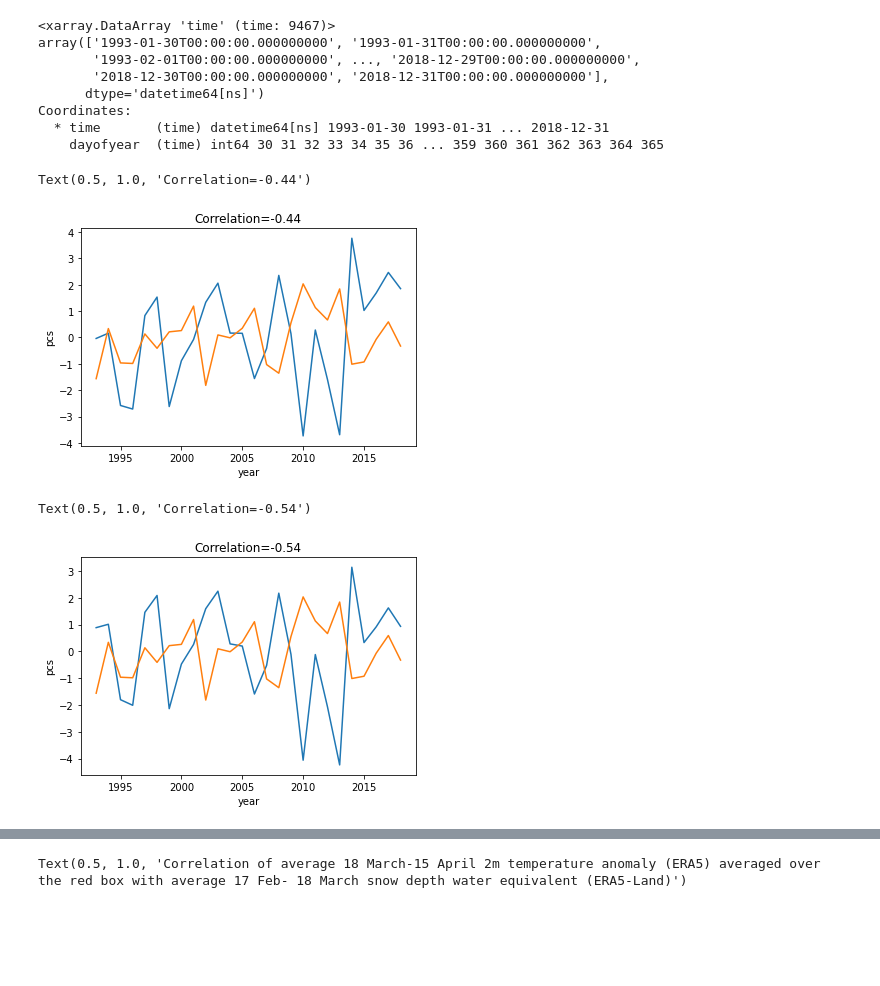
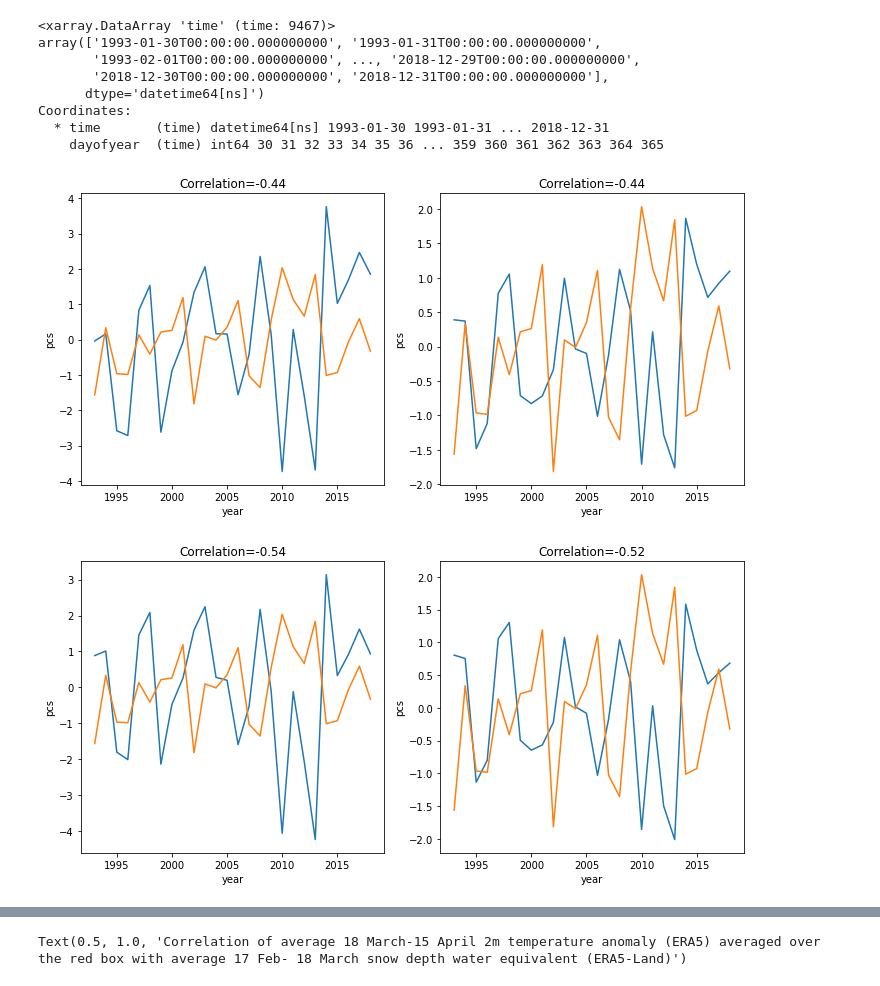
Before and after one commit to CArdilouze/Project_snow_BSC_CNRM, a Jupyter notebook: Obs_lagged_regression.ipynb, the cells around one changed output, grey strips where cells are left out. Drawn from its saved outputs; the diff is of its cells as text; code cells hidden in the pictures; blank space fills up the shorter version.

```diff
--- a/Obs_lagged_regression.ipynb
+++ b/Obs_lagged_regression.ipynb
@@ -24,0 +27,9 @@ lat_lims = [30,90]
+# %%
+#Loading daily ERA5 T2M from 1993 to 2018
+ref='era5'
+variables=['t2m','z500']
+min_lat=40 ; max_lat=53; min_lon=110; max_lon=140 #China/Russia
+#min_lat=39 ; max_lat=50; min_lon=255; max_lon=290  #NAmerica
+temp0=rd.read_ref(path_temp,variables,ref)
+#Compute daily anomalies
+temp0=(temp0.groupby("time.dayofyear")-temp0.groupby("time.dayofyear").mean("time")).sel(lat=slice(35,78),lon=slice(0,160)).compute()
@@ -25,13 +49,6 @@ lat_lims = [30,90]
 # %%
-#Loading daily ERA5 T2M from 1993 to 2018
-ref='era5'
-variables=['t2m']
-min_lat=40 ; max_lat=53; min_lon=110; max_lon=140
-temp=rd.read_ref(path_temp,variables,ref)
-#Compute daily anomalies
-temp=temp.groupby("time.dayofyear")-temp.groupby("time.dayofyear").mean("time")
 # select the grid points inside the red box (North China/South-East Russia) and perform spatial averaging
-temp=temp.sel(lat=slice(min_lat,max_lat), lon=slice(min_lon,max_lon)).mean(["lat","lon"]).compute()
+temp=temp0.sel(lat=slice(min_lat,max_lat), lon=slice(min_lon,max_lon)).mean(["lat","lon"]).compute()
 # %%
 #Loading daily ERA5Land Snow depth Water equivalent from 1993 to 2018 (February to May only)
 ref='era5land'
@@ -103,14 +121,22 @@ Coordinates:
 # %%
 #we select 30-day rolling mean temperature time series at 15 Aprils (= averaged over the 30 day period 18 March-15-April)
 temp1=temp1.where((temp1.time.dt.month==4)&(temp1.time.dt.day==15))
 #we correlate yearly averages of the Principal component time series of EOF1 and the temperature index
 c=xr.corr(temp1.groupby('time.year').mean('time').t2m,a.groupby('time.year').mean('time'))
-temp1.groupby('time.year').mean('time').t2m.plot()
-a.groupby('time.year').mean('time').plot()
-plt.title("Correlation="+str(np.round(c.values,2)))
+c2=xr.corr(temp1.groupby('time.year').mean('time').z500,a.groupby('time.year').mean('time'))
+fig,axs = plt.subplots(ncols=2,figsize=(10, 5))
+temp1.groupby('time.year').mean('time').t2m.plot(ax=axs[0])
+a.groupby('time.year').mean('time').plot(ax=axs[0])
+axs[0].set_title("Correlation="+str(np.round(c.values,2)))
+#Normalization to unit variance for z500 time series
+ts=(temp1.groupby('time.year').mean('time').z500 - temp1.groupby('time.year').mean('time').z500.mean('year'))/temp1.groupby('time.year').mean('time').z500.std('year')
+ts.plot(ax=axs[1])
+a.groupby('time.year').mean('time').plot(ax=axs[1])
+axs[1].set_title("Correlation="+str(np.round(c2.values,2)))
+fig.tight_layout()
+plt.show()
 # %% [output]
-Text(0.5, 1.0, 'Correlation=-0.44')
-[figure, old version]
+[figure, new version]
 # %%
 #Same as above but after linearly detrending temperature time series
 def detrend_dim(da, dim, deg=1):
@@ -119,11 +145,17 @@ def detrend_dim(da, dim, deg=1):
     fit = xr.polyval(da[dim], p.polyfit_coefficients)
     return da - fit
 detrended_temp=detrend_dim(da=temp1.groupby('time.year').mean('time').t2m,dim='year')
+detrended_z=detrend_dim(da=ts,dim='year')
 #we correlate yearly averages of the Principal component time series of EOF1 and the temperature index
 c=xr.corr(detrended_temp,a.groupby('time.year').mean('time'))
-detrended_temp.plot()
-a.groupby('time.year').mean('time').plot()
-plt.title("Correlation="+str(np.round(c.values,2)))
+c2=xr.corr(detrended_z,a.groupby('time.year').mean('time'))
+fig,axs = plt.subplots(ncols=2,figsize=(10, 5))
+detrended_temp.plot(ax=axs[0])
+a.groupby('time.year').mean('time').plot(ax=axs[0])
+axs[0].set_title("Correlation="+str(np.round(c.values,2)))
+detrended_z.plot(ax=axs[1])
+a.groupby('time.year').mean('time').plot(ax=axs[1])
+axs[1].set_title("Correlation="+str(np.round(c2.values,2)))
+fig.tight_layout()
 # %% [output]
-Text(0.5, 1.0, 'Correlation=-0.54')
-[figure, old version]
+[figure, new version]
```
Also changed, not shown: parts of 6 cells of this notebook, 1 other file.
